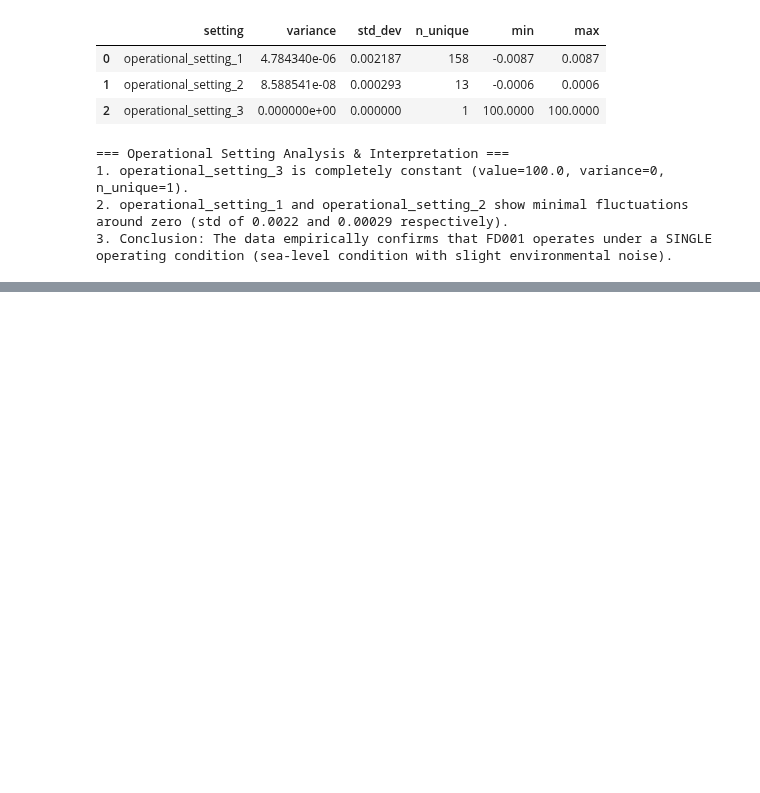
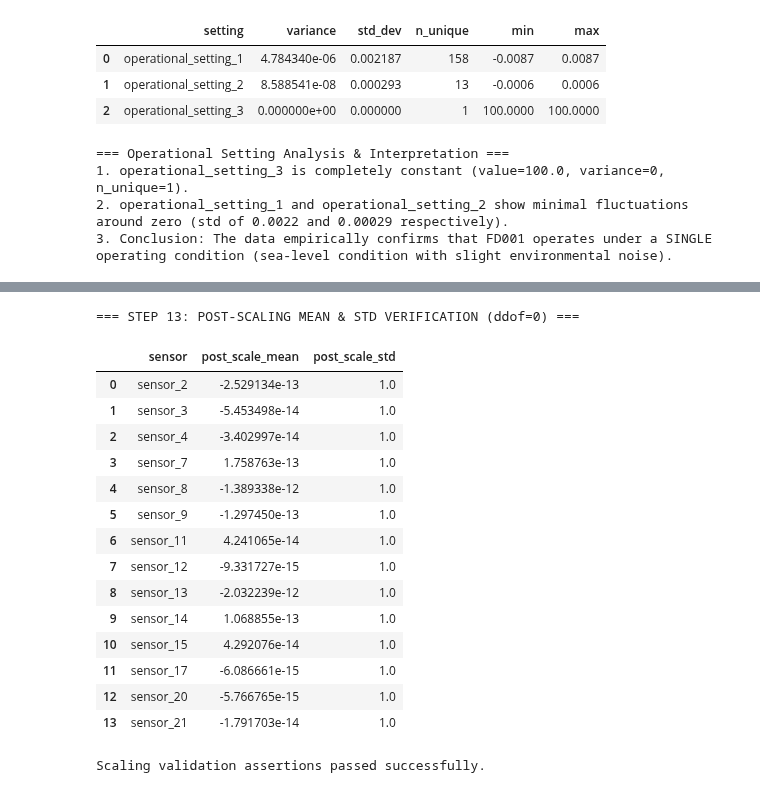
Before and after one commit to spirit-web/turbofan-failure-detection, a Jupyter notebook: notebooks/mahtab_autoencoder.ipynb, the cells around one changed output, grey strips where cells are left out. Drawn from its saved outputs; the diff is of its cells as text; code cells hidden in the pictures; blank space fills up the shorter version.

```diff
--- a/notebooks/mahtab_autoencoder.ipynb
+++ b/notebooks/mahtab_autoencoder.ipynb
@@ -447,0 +497,8 @@ Below is a concise summary of the empirical findings from our exploratory data a
+# %%
+# Define feature and metadata column lists
+feature_cols = selected_sensors
+metadata_cols = ['unit_number', 'cycle']
+
+print("=== STEP 9: MODEL INPUT FEATURES ===")
+print(f"Autoencoder Input Features ({len(feature_cols)}): {feature_cols}")
+print(f"Metadata Columns ({len(metadata_cols)})      : {metadata_cols}")
@@ -447,0 +733,43 @@ Below is a concise summary of the empirical findings from our exploratory data a
+# %%
+# Extract scaled feature array used for fitting
+scaled_fit_data = healthy_train_scaled_df[selected_sensors].values
+
+scaled_means = scaled_fit_data.mean(axis=0)
+# Population standard deviation matching StandardScaler (ddof=0)
+scaled_stds = scaled_fit_data.std(axis=0, ddof=0)
+
+scaling_check_df = pd.DataFrame({
+    'sensor': selected_sensors,
+    'post_scale_mean': scaled_means,
+    'post_scale_std': scaled_stds
+})
+
+print("=== STEP 13: POST-SCALING MEAN & STD VERIFICATION (ddof=0) ===")
+display(scaling_check_df)
+
+# Assertions
+assert np.allclose(scaled_means, 0, atol=1e-6), "Scaled means are not close to 0!"
+assert np.allclose(scaled_stds, 1, atol=1e-6), "Scaled stds are not close to 1!"
+assert not np.isnan(scaled_fit_data).any(), "NaN values found after scaling!"
+assert not np.isinf(scaled_fit_data).any(), "Infinite values found after scaling!"
+assert scaled_fit_data.shape[1] == 14, f"Expected 14 scaled features, got {scaled_fit_data.shape[1]}"
+
+print("\nScaling validation assertions passed successfully.")
+# %% [output]
+=== STEP 13: POST-SCALING MEAN & STD VERIFICATION (ddof=0) ===
+|  | sensor | post_scale_mean | post_scale_std |
+| 0 | sensor_2 | -2.529134e-13 | 1.0 |
+| 1 | sensor_3 | -5.453498e-14 | 1.0 |
+| 2 | sensor_4 | -3.402997e-14 | 1.0 |
+| 3 | sensor_7 | 1.758763e-13 | 1.0 |
+| 4 | sensor_8 | -1.389338e-12 | 1.0 |
+| 5 | sensor_9 | -1.297450e-13 | 1.0 |
+| 6 | sensor_11 | 4.241065e-14 | 1.0 |
+| 7 | sensor_12 | -9.331727e-15 | 1.0 |
+| 8 | sensor_13 | -2.032239e-12 | 1.0 |
+| 9 | sensor_14 | 1.068855e-13 | 1.0 |
+| 10 | sensor_15 | 4.292076e-14 | 1.0 |
+| 11 | sensor_17 | -6.086661e-15 | 1.0 |
+| 12 | sensor_20 | -5.766765e-15 | 1.0 |
+| 13 | sensor_21 | -1.791703e-14 | 1.0 |
+Scaling validation assertions passed successfully.
```
Also changed, not shown: parts of 15 cells of this notebook, 1 other file.
